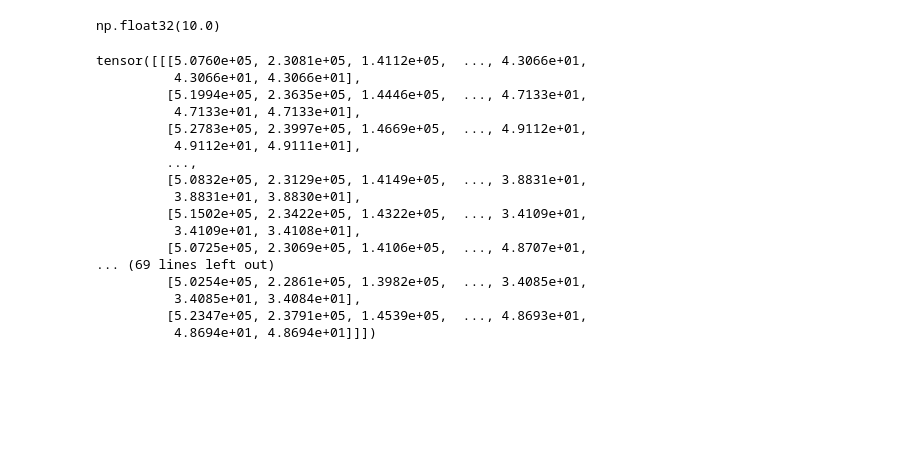
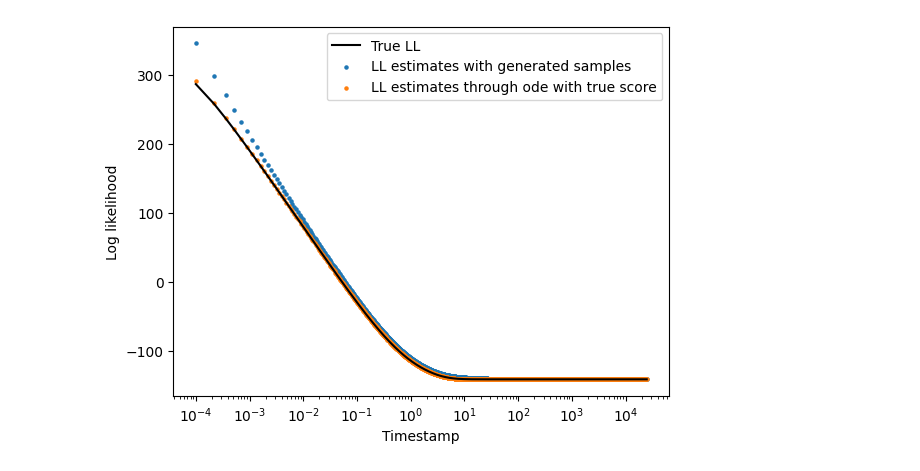
Before and after one commit to antoniibelyshev/physics-of-diffusion-models, a Jupyter notebook: test_ll_for_true_score_sampling.ipynb, the cells around one changed output. Cells and saved outputs as stored; diff of their text form; code cells hidden in the pictures; blank space fills up the shorter version.

Commit message:
update true score ode analysis

```diff
--- a/test_ll_for_true_score_sampling.ipynb
+++ b/test_ll_for_true_score_sampling.ipynb
@@ -33,42 +10,39 @@ plt.plot(ll.mean(0))
 # %%
 train_data = np.load("results/train_data.npy")
-(train_data ** 2).sum(axis=1).mean() ** 0.5
-# %% [output]
-np.float32(10.0)
 # %%
-bs, ts, *_ = states.shape
-
 alpha_bar = DDPMDynamic().alpha_bar
 temp = (1 - alpha_bar) / alpha_bar
 
 
-dist_sqr = compute_pw_dist_sqr(
-    torch.tensor(train_data),
-    (states / alpha_bar.sqrt()[:, None, None, None]).reshape(bs * ts, -1)
-).reshape(-1, bs, ts)
+def compute_ll_given_data(data, states):
+    bs, ts, *_ = states.shape
+
+    dist_sqr = compute_pw_dist_sqr(
+        torch.tensor(data.reshape(len(data), -1)),
+        (states / alpha_bar.sqrt()[:, None, None, None]).reshape(bs * ts, -1)
+    ).reshape(-1, bs, ts)
 
 
+    pows = -dist_sqr / (2 * temp)
+    max_pows = pows.max(0).values
+    ll = (pows - max_pows).exp().mean(0).log() + max_pows
 
-max_dist_sqr = dist_sqr.max(0).values
-true_ll = (dist_sqr - max_dist_sqr).exp().mean(0).log() + max_dist_sqr
-true_ll /= 2 * temp
-true_ll -= 0.5 * train_data.shape[1]  * np.sqrt(2 * np.pi)
-true_ll -= train_data.shape[1] * (1 - alpha_bar).log()
+    d = np.prod(data.shape[1:])
+    ll -= 0.5 * d  * np.log(2 * np.pi)
+    ll -= 0.5 * d * (1 - alpha_bar).log()
+
+    return ll
-# %% [output]
-tensor([[[5.0760e+05, 2.3081e+05, 1.4112e+05,  ..., 4.3066e+01,
-          4.3066e+01, 4.3066e+01],
-         [5.1994e+05, 2.3635e+05, 1.4446e+05,  ..., 4.7133e+01,
-          4.7133e+01, 4.7133e+01],
-         [5.2783e+05, 2.3997e+05, 1.4669e+05,  ..., 4.9112e+01,
-          4.9112e+01, 4.9111e+01],
-         ...,
-         [5.0832e+05, 2.3129e+05, 1.4149e+05,  ..., 3.8831e+01,
-          3.8831e+01, 3.8830e+01],
-         [5.1502e+05, 2.3422e+05, 1.4322e+05,  ..., 3.4109e+01,
-          3.4109e+01, 3.4108e+01],
-         [5.0725e+05, 2.3069e+05, 1.4106e+05,  ..., 4.8707e+01,
-... (69 lines left out)
-         [5.0254e+05, 2.2861e+05, 1.3982e+05,  ..., 3.4085e+01,
-          3.4085e+01, 3.4084e+01],
-         [5.2347e+05, 2.3791e+05, 1.4539e+05,  ..., 4.8693e+01,
-          4.8694e+01, 4.8694e+01]]])
+# %%
+true_ll = compute_ll_given_data(train_data, states)
+ll_with_generated_samples = compute_ll_given_data(x, states)
+# %%
+plt.plot(temp, true_ll.mean(0), label="True LL", c="black")
+plt.scatter(temp, ll_with_generated_samples.mean(0), label="LL estimates with generated samples", s=5)
+plt.scatter(temp, ll.mean(0)[1:], label="LL estimates through ode with true score", s=5)
+plt.legend()
+plt.xlabel("Timestamp")
+plt.ylabel("Log likelihood")
+plt.xscale("log")
+plt.show()
+# %% [output]
+[figure, added]
```
Also changed, not shown: parts of 3 cells of this notebook.
